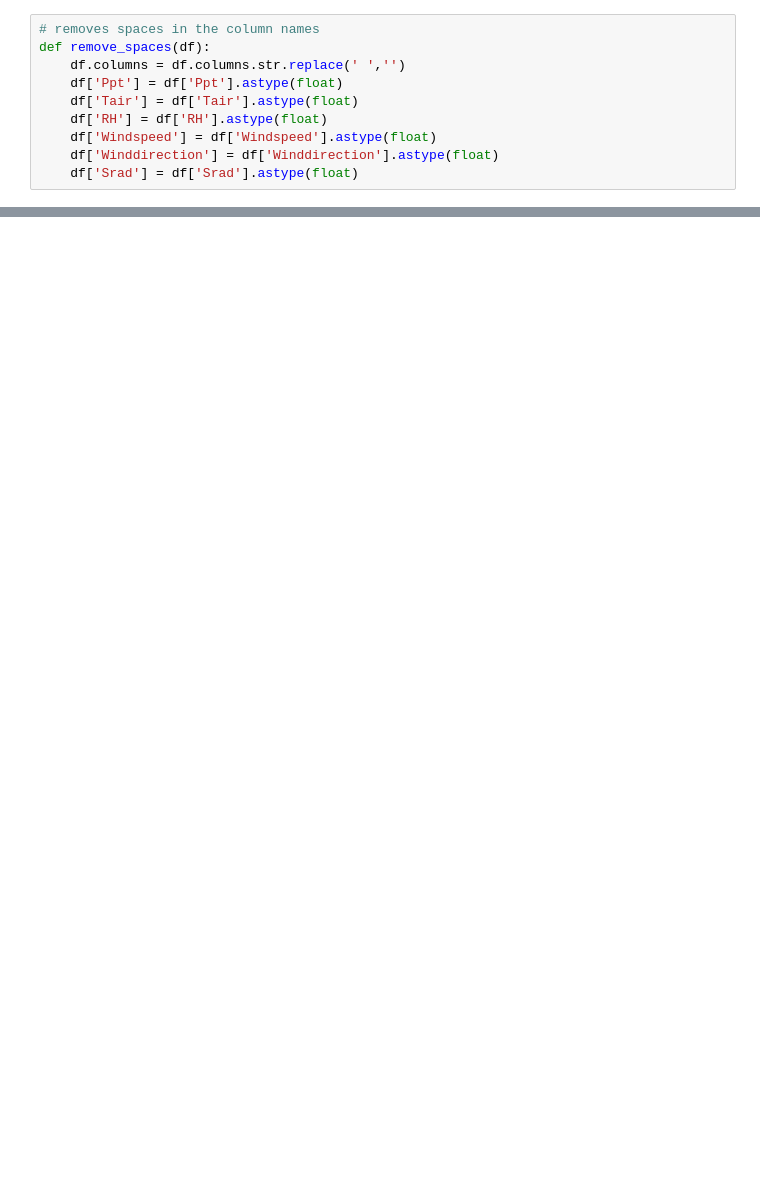
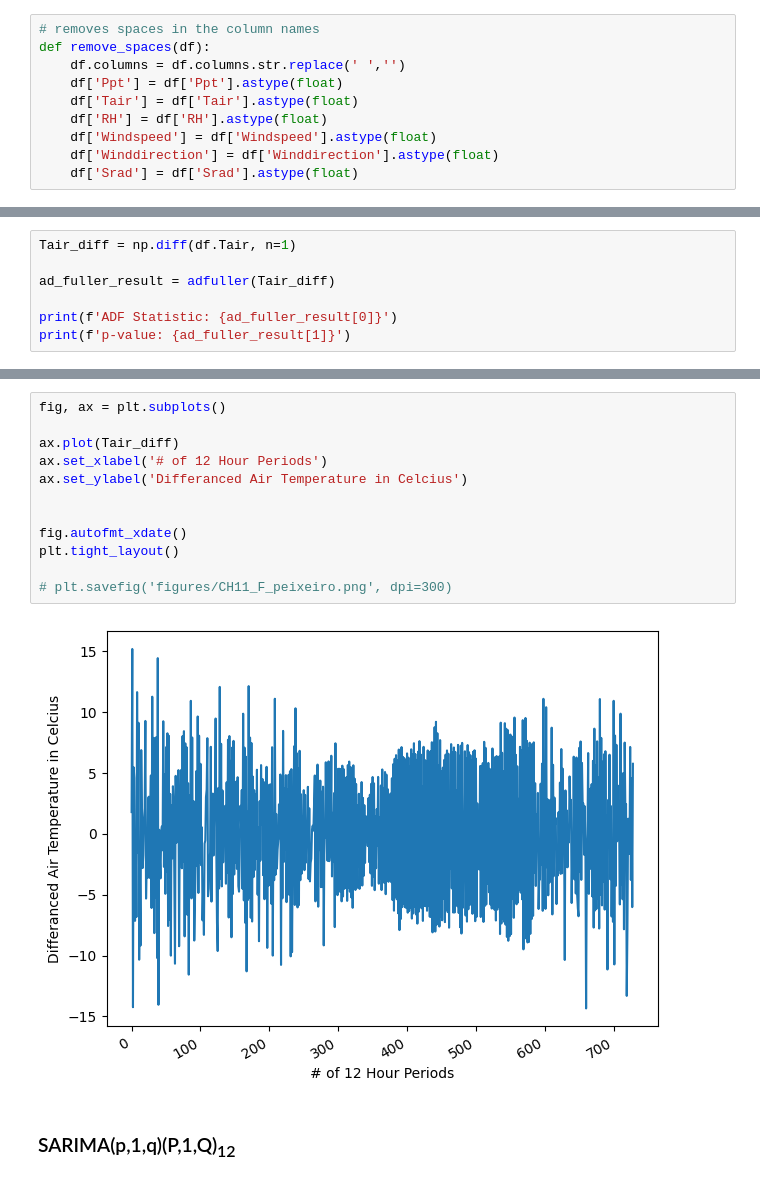
Before and after one commit to kiat/tx-soil-moisture, a Jupyter notebook: notebook/Tair_SARIMAX_Model.ipynb, the cells around one changed output, grey strips where cells are left out. Drawn from its saved outputs; the diff is of its cells as text; blank space fills up the shorter version.

```diff
--- a/notebook/Tair_SARIMAX_Model.ipynb
+++ b/notebook/Tair_SARIMAX_Model.ipynb
@@ -264,0 +147,7 @@ for i, station in enumerate(stations):
+# %%
+Tair_diff = np.diff(df.Tair, n=1)
+
+ad_fuller_result = adfuller(Tair_diff)
+
+print(f'ADF Statistic: {ad_fuller_result[0]}')
+print(f'p-value: {ad_fuller_result[1]}')
@@ -264,0 +182,16 @@ for i, station in enumerate(stations):
+# %%
+fig, ax = plt.subplots()
+
+ax.plot(Tair_diff)
+ax.set_xlabel('# of 12 Hour Periods')
+ax.set_ylabel('Differanced Air Temperature in Celcius')
+
+
+fig.autofmt_xdate()
+plt.tight_layout()
+
+# plt.savefig('figures/CH11_F_peixeiro.png', dpi=300)
+# %% [output]
+[figure, added]
+# %% [markdown]
+### SARIMA(p,1,q)(P,1,Q)<sub>12<sub>
```
Also changed, not shown: parts of 57 cells of this notebook.
